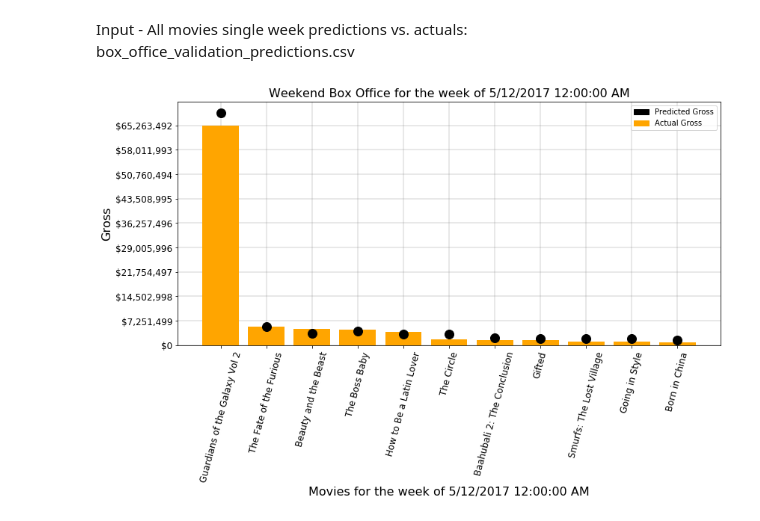
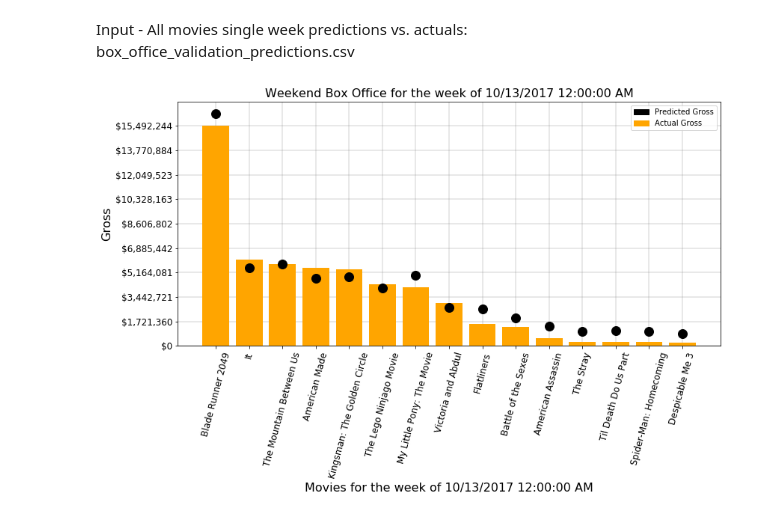
Before and after one commit to jonland82/forecasting-box-office-movie-revenue, a Jupyter notebook: training-testing-plot-results.ipynb, the cells around one changed output. Drawn from its saved outputs; the diff is of its cells as text; code cells hidden in the pictures.

```diff
--- a/training-testing-plot-results.ipynb
+++ b/training-testing-plot-results.ipynb
@@ -210,8 +210,7 @@ import matplotlib.patches as mpatches
 data = pd.read_csv('box_office_validation_predictions.csv', sep=',',header=0)
 
 # pick the movie to display
-movie = 'Rogue One: A Star Wars Story';
-#movie = 'La La Land';
+movie = 'It';
 
 # remove all movies but one
 data = data[data.movie == movie]
@@ -297,7 +296,7 @@ import matplotlib.patches as mpatches
 data = pd.read_csv('box_office_validation_predictions.csv', sep=',',header=0)
 
 # week starting on this date
-week = '5/12/2017 12:00:00 AM';
+week = '10/13/2017 12:00:00 AM';
 
 # remove all weeks but one
 data = data[data.date == week]
@@ -331,31 +330,31 @@ x = []
 xticks = []
 index = 0
 for m in movies:
     x.append(index);
     xticks.append(m);
     index = index + 1
 
 # revenue on the y axis
 gross = data['gross']
 yticks = []
 y = []
 count = 0;
 max = np.amax(gross)
 interval = max/9
 for i in range(1, 11):
     yticks.append('${:,.0f}'.format(count))
     y.append(count)
     count = count+interval
 
 plt.xticks(x, xticks, fontsize=12)
 plt.yticks(y, yticks, fontsize=12)
 for tick in ax.get_xticklabels():
     tick.set_rotation(75)
 
 # create grid marks within the graph
 plt.grid(color='#696969', linestyle='-', linewidth=.3, zorder = 0)
 
 # display graph
 plt.show()
 # %% [output]
-[figure, old version]
+[figure, new version]
```
Also changed, not shown: parts of 3 cells of this notebook, 6 other files.
